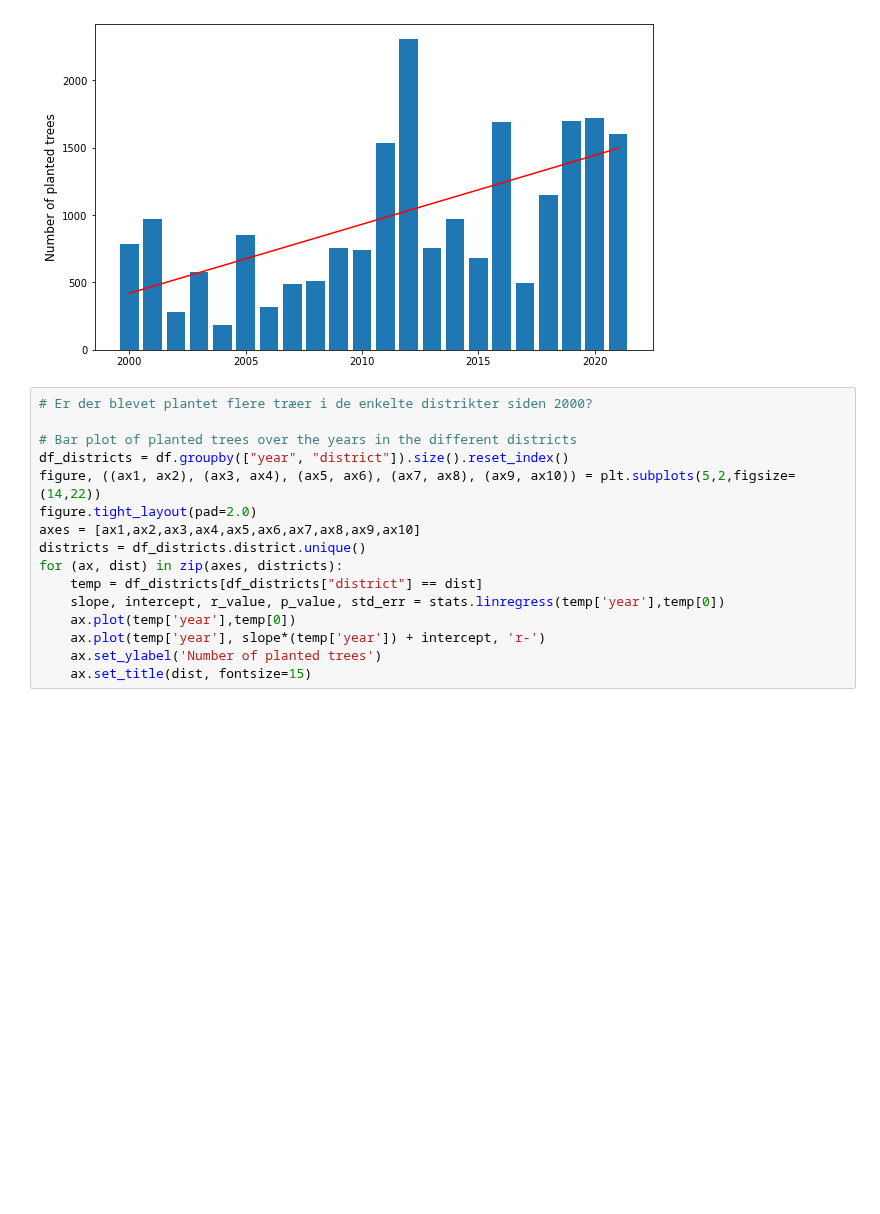
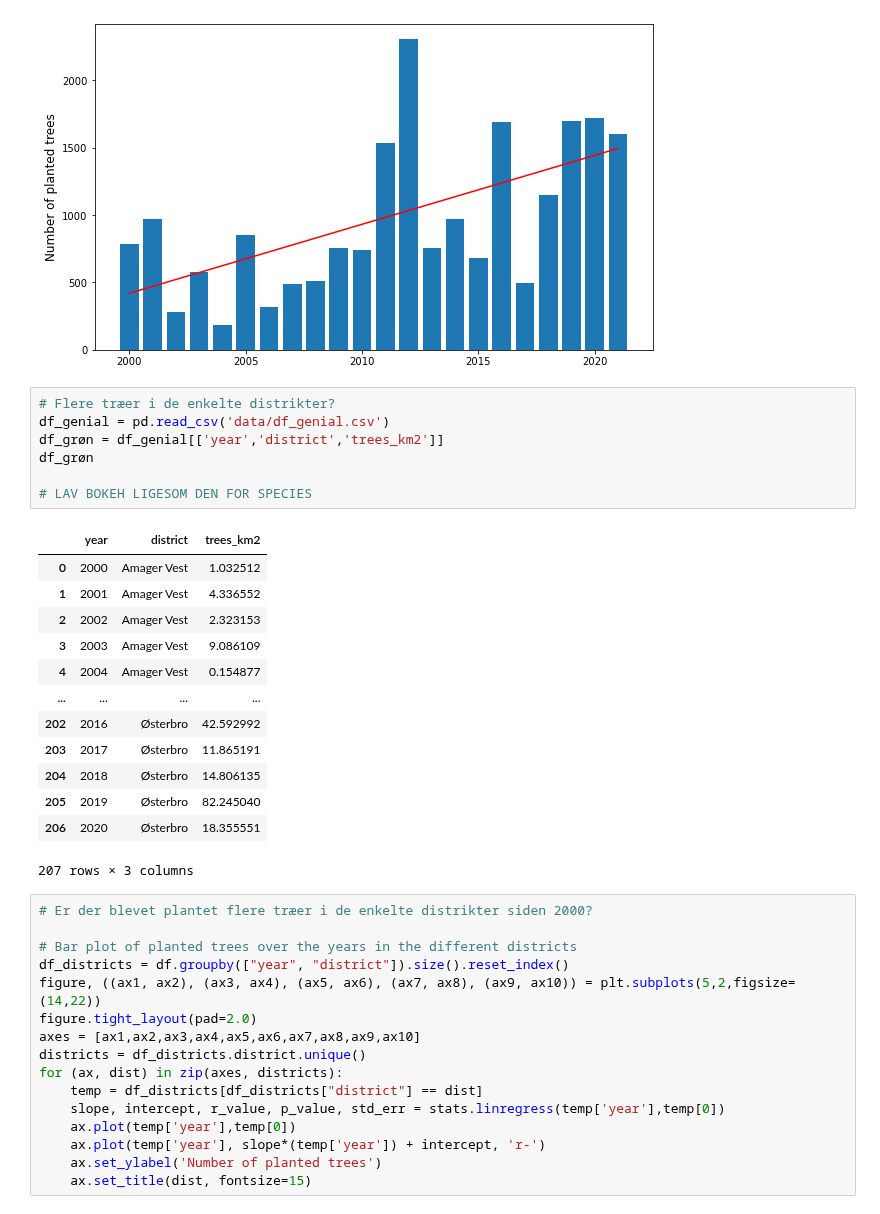
Before and after one commit to Ljoerring/Social-Data-Project, a Jupyter notebook: Exploratory_tree.ipynb, the cells around one changed output. Cells and saved outputs as stored; diff of their text form; blank space fills up the shorter version.

```diff
--- a/Exploratory_tree.ipynb
+++ b/Exploratory_tree.ipynb
@@ -61,6 +44,27 @@ plt.ylabel('Number of planted trees',fontsize=12)
 plt.show()
 # %% [output]
 [figure]
+# %%
+# Flere træer i de enkelte distrikter?
+df_genial = pd.read_csv('data/df_genial.csv')
+df_grøn = df_genial[['year','district','trees_km2']]
+df_grøn
+
+# LAV BOKEH LIGESOM DEN FOR SPECIES
+# %% [output]
+|  | year | district | trees_km2 |
+| 0 | 2000 | Amager Vest | 1.032512 |
+| 1 | 2001 | Amager Vest | 4.336552 |
+| 2 | 2002 | Amager Vest | 2.323153 |
+| 3 | 2003 | Amager Vest | 9.086109 |
+| 4 | 2004 | Amager Vest | 0.154877 |
+| ... | ... | ... | ... |
+| 202 | 2016 | Østerbro | 42.592992 |
+| 203 | 2017 | Østerbro | 11.865191 |
+| 204 | 2018 | Østerbro | 14.806135 |
+| 205 | 2019 | Østerbro | 82.245040 |
+| 206 | 2020 | Østerbro | 18.355551 |
+207 rows × 3 columns
 # %%
 # Er der blevet plantet flere træer i de enkelte distrikter siden 2000?
 
```
Also changed, not shown: parts of 6 cells of this notebook.
